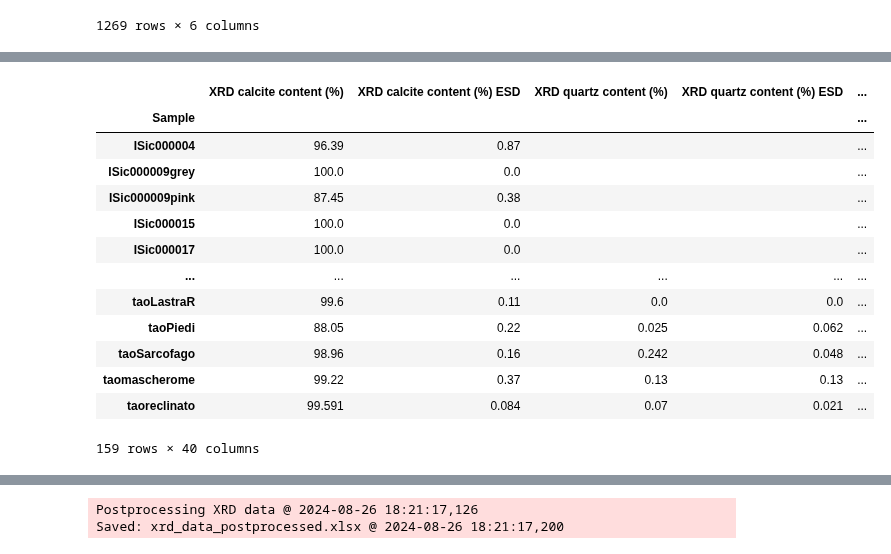
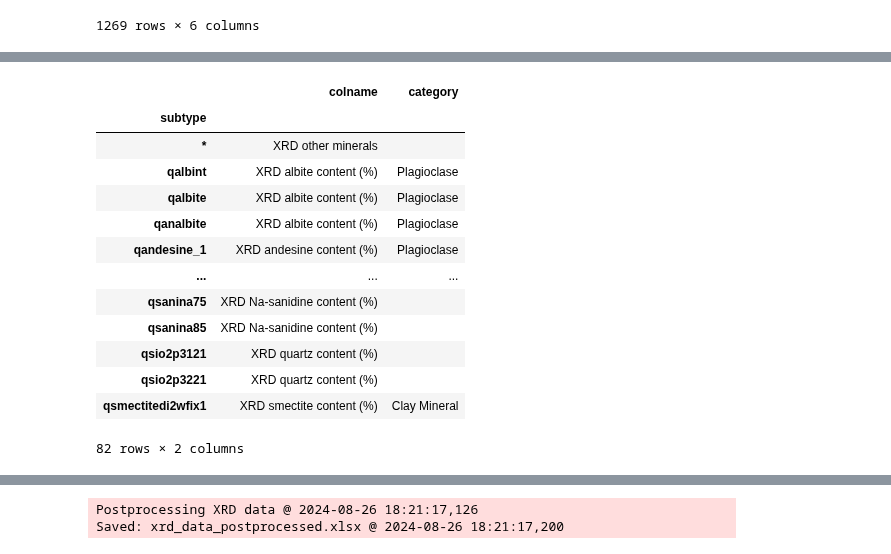
Before and after one commit to kingsdigitallab/crossreads-petrography, a Jupyter notebook: notebooks/XRD.ipynb, the cells around one changed output, grey strips where cells are left out. Drawn from its saved outputs; the diff is of its cells as text; code cells hidden in the pictures.

```diff
--- a/notebooks/XRD.ipynb
+++ b/notebooks/XRD.ipynb
@@ -41,19 +38,19 @@ xrd_converter.df_mineral_types
 | 86 | Qsmectitedi2wfix1 | XRD smectite content (%) | Clay Mineral |
 87 rows × 3 columns
 # %%
-xrd_converter.df_xrd
+xrd_converter.df_params
 # %% [output]
-|  | XRD calcite content (%) | XRD calcite content (%) ESD | XRD quartz content (%) | XRD quartz content (%) ESD | ... |
-| Sample |  |  |  |  | ... |
-| ISic000004 | 96.39 | 0.87 |  |  | ... |
-| ISic000009grey | 100.0 | 0.0 |  |  | ... |
-| ISic000009pink | 87.45 | 0.38 |  |  | ... |
-| ISic000015 | 100.0 | 0.0 |  |  | ... |
-| ISic000017 | 100.0 | 0.0 |  |  | ... |
-| ... | ... | ... | ... | ... | ... |
-| taoLastraR | 99.6 | 0.11 | 0.0 | 0.0 | ... |
-| taoPiedi | 88.05 | 0.22 | 0.025 | 0.062 | ... |
-| taoSarcofago | 98.96 | 0.16 | 0.242 | 0.048 | ... |
-| taomascherome | 99.22 | 0.37 | 0.13 | 0.13 | ... |
-| taoreclinato | 99.591 | 0.084 | 0.07 | 0.021 | ... |
+|  | colname | category |
+| subtype |  |  |
+| * | XRD other minerals |  |
+| qalbint | XRD albite content (%) | Plagioclase |
+| qalbite | XRD albite content (%) | Plagioclase |
+| qanalbite | XRD albite content (%) | Plagioclase |
+| qandesine_1 | XRD andesine content (%) | Plagioclase |
+| ... | ... | ... |
+| qsanina75 | XRD Na-sanidine content (%) |  |
+| qsanina85 | XRD Na-sanidine content (%) |  |
+| qsio2p3121 | XRD quartz content (%) |  |
+| qsio2p3221 | XRD quartz content (%) |  |
+| qsmectitedi2wfix1 | XRD smectite content (%) | Clay Mineral |
-159 rows × 40 columns
+82 rows × 2 columns
```
Also changed, not shown: parts of 6 cells of this notebook, 8 other files.
